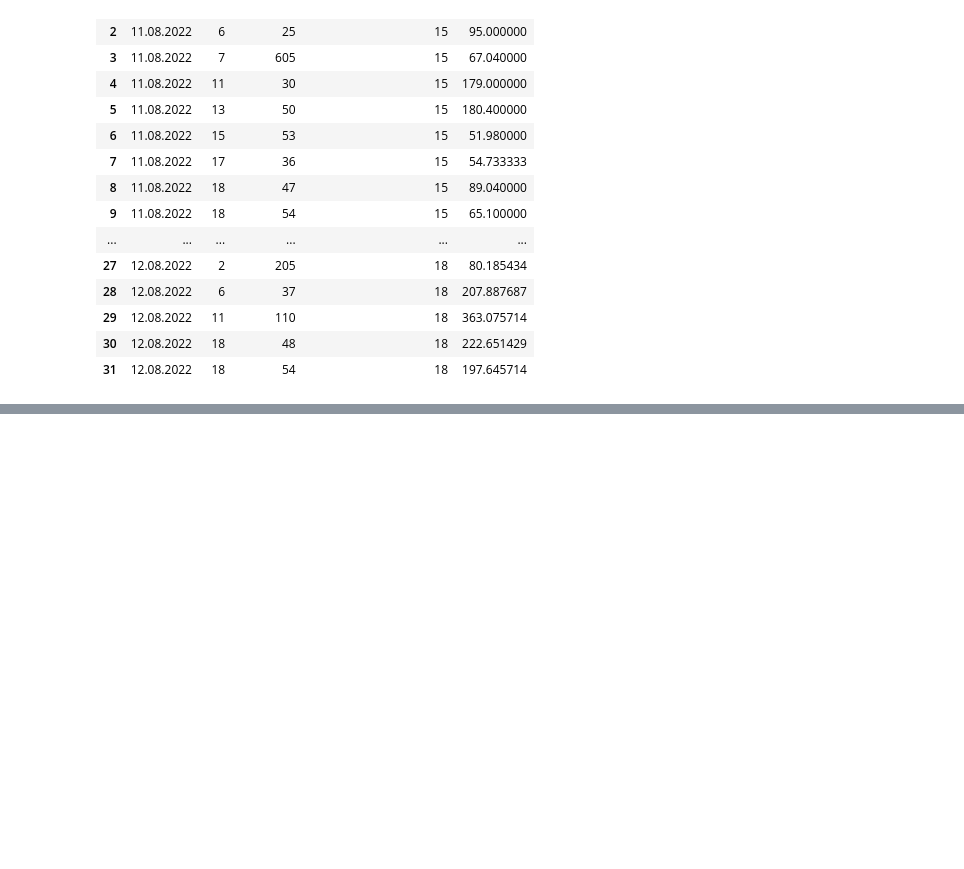
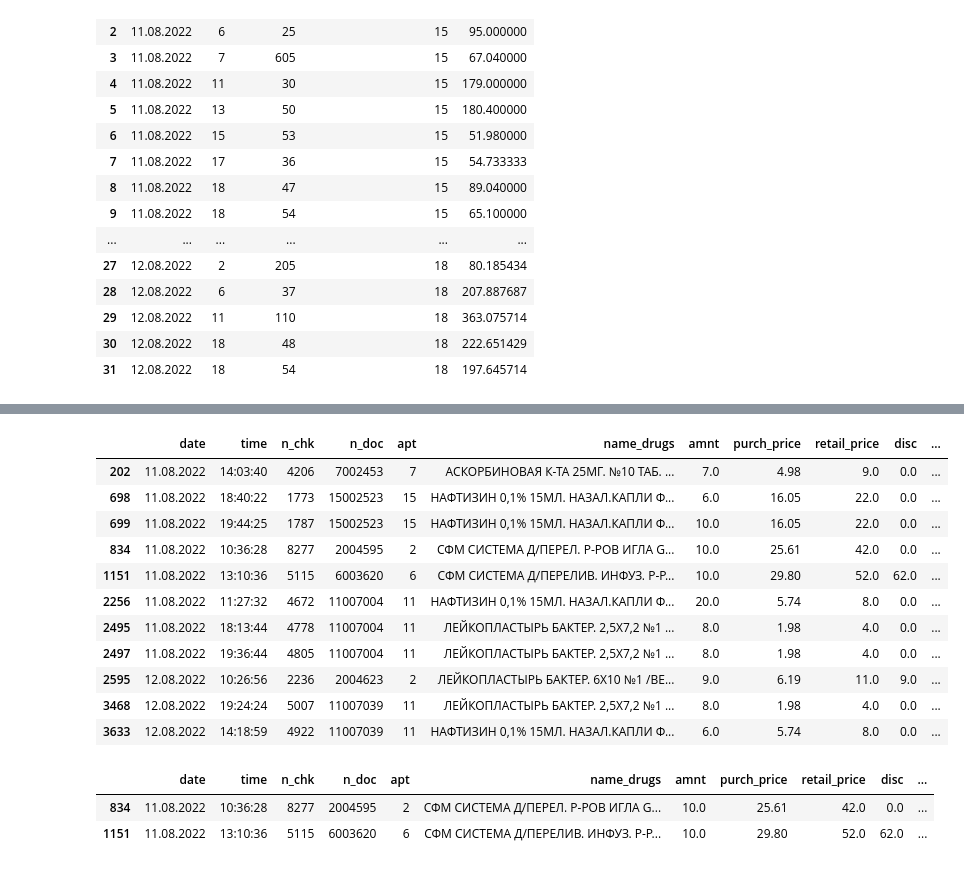
Before and after one commit to rodioniam/study_projects, a Jupyter notebook: pandas/exploratory_data_analysis.ipynb, the cells around one changed output, grey strips where cells are left out. Saved outputs shown, nothing was run; the diff lists cells and outputs as text; code cells hidden in the pictures; blank space fills up the shorter version.

```diff
--- a/pandas/exploratory_data_analysis.ipynb
+++ b/pandas/exploratory_data_analysis.ipynb
@@ -372,0 +395,26 @@ pd.melt(pvt, id_vars=['date', 'apt', 'employee'], value_vars=[15, 18], var_name=
+# %%
+# so to look by some specific parameter line 'where something something' i can use this
+df['amnt'] > 5 # this will return massive with True\False, so i need to index that
+df[df['amnt']>5] # this will return all rows where value in column 'amnt' is more then 5
+# %% [output]
+|  | date | time | n_chk | n_doc | apt | name_drugs | amnt | purch_price | retail_price | disc | ... |
+| 202 | 11.08.2022 | 14:03:40 | 4206 | 7002453 | 7 | АСКОРБИНОВАЯ К-ТА 25МГ. №10 ТАБ. ... | 7.0 | 4.98 | 9.0 | 0.0 | ... |
+| 698 | 11.08.2022 | 18:40:22 | 1773 | 15002523 | 15 | НАФТИЗИН 0,1% 15МЛ. НАЗАЛ.КАПЛИ Ф... | 6.0 | 16.05 | 22.0 | 0.0 | ... |
+| 699 | 11.08.2022 | 19:44:25 | 1787 | 15002523 | 15 | НАФТИЗИН 0,1% 15МЛ. НАЗАЛ.КАПЛИ Ф... | 10.0 | 16.05 | 22.0 | 0.0 | ... |
+| 834 | 11.08.2022 | 10:36:28 | 8277 | 2004595 | 2 | СФМ СИСТЕМА Д/ПЕРЕЛ. Р-РОВ ИГЛА G... | 10.0 | 25.61 | 42.0 | 0.0 | ... |
+| 1151 | 11.08.2022 | 13:10:36 | 5115 | 6003620 | 6 | СФМ СИСТЕМА Д/ПЕРЕЛИВ. ИНФУЗ. Р-Р... | 10.0 | 29.80 | 52.0 | 62.0 | ... |
+| 2256 | 11.08.2022 | 11:27:32 | 4672 | 11007004 | 11 | НАФТИЗИН 0,1% 15МЛ. НАЗАЛ.КАПЛИ Ф... | 20.0 | 5.74 | 8.0 | 0.0 | ... |
+| 2495 | 11.08.2022 | 18:13:44 | 4778 | 11007004 | 11 | ЛЕЙКОПЛАСТЫРЬ БАКТЕР. 2,5Х7,2 №1 ... | 8.0 | 1.98 | 4.0 | 0.0 | ... |
+| 2497 | 11.08.2022 | 19:36:44 | 4805 | 11007004 | 11 | ЛЕЙКОПЛАСТЫРЬ БАКТЕР. 2,5Х7,2 №1 ... | 8.0 | 1.98 | 4.0 | 0.0 | ... |
+| 2595 | 12.08.2022 | 10:26:56 | 2236 | 2004623 | 2 | ЛЕЙКОПЛАСТЫРЬ БАКТЕР. 6X10 №1 /ВЕ... | 9.0 | 6.19 | 11.0 | 9.0 | ... |
+| 3468 | 12.08.2022 | 19:24:24 | 5007 | 11007039 | 11 | ЛЕЙКОПЛАСТЫРЬ БАКТЕР. 2,5Х7,2 №1 ... | 8.0 | 1.98 | 4.0 | 0.0 | ... |
+| 3633 | 12.08.2022 | 14:18:59 | 4922 | 11007039 | 11 | НАФТИЗИН 0,1% 15МЛ. НАЗАЛ.КАПЛИ Ф... | 6.0 | 5.74 | 8.0 | 0.0 | ... |
+# %%
+# i can use 'and - &' or 'or - |'
+# every conditions must be in ()
+df[(df['amnt'] > 5) | (df['retail_price'] > 2000)]
+df[(df['amnt'] > 5) & (df['retail_price'] > 30)]
+# %% [output]
+|  | date | time | n_chk | n_doc | apt | name_drugs | amnt | purch_price | retail_price | disc | ... |
+| 834 | 11.08.2022 | 10:36:28 | 8277 | 2004595 | 2 | СФМ СИСТЕМА Д/ПЕРЕЛ. Р-РОВ ИГЛА G... | 10.0 | 25.61 | 42.0 | 0.0 | ... |
+| 1151 | 11.08.2022 | 13:10:36 | 5115 | 6003620 | 6 | СФМ СИСТЕМА Д/ПЕРЕЛИВ. ИНФУЗ. Р-Р... | 10.0 | 29.80 | 52.0 | 62.0 | ... |
```
Also changed, not shown: parts of 7 cells of this notebook.
